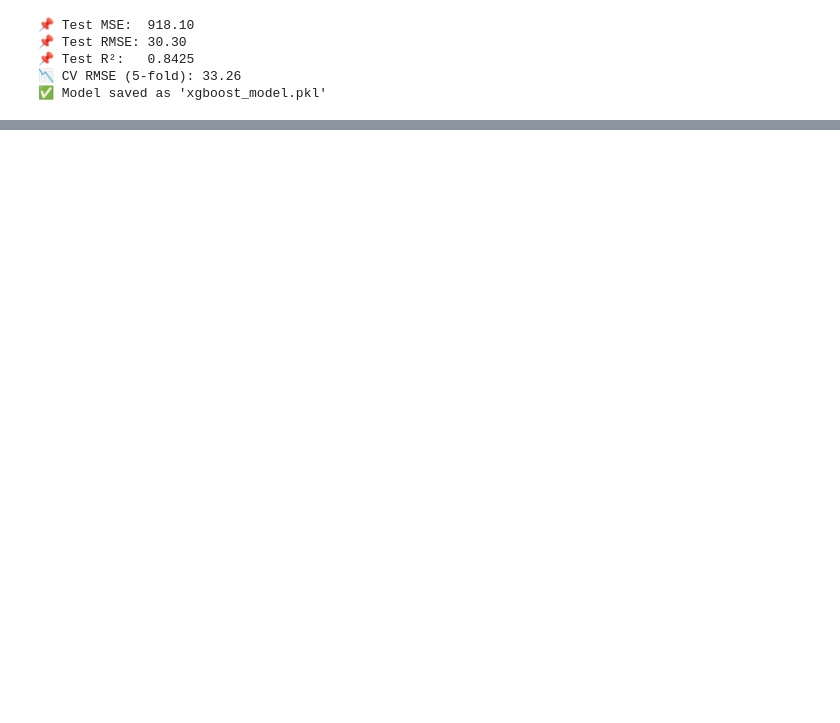
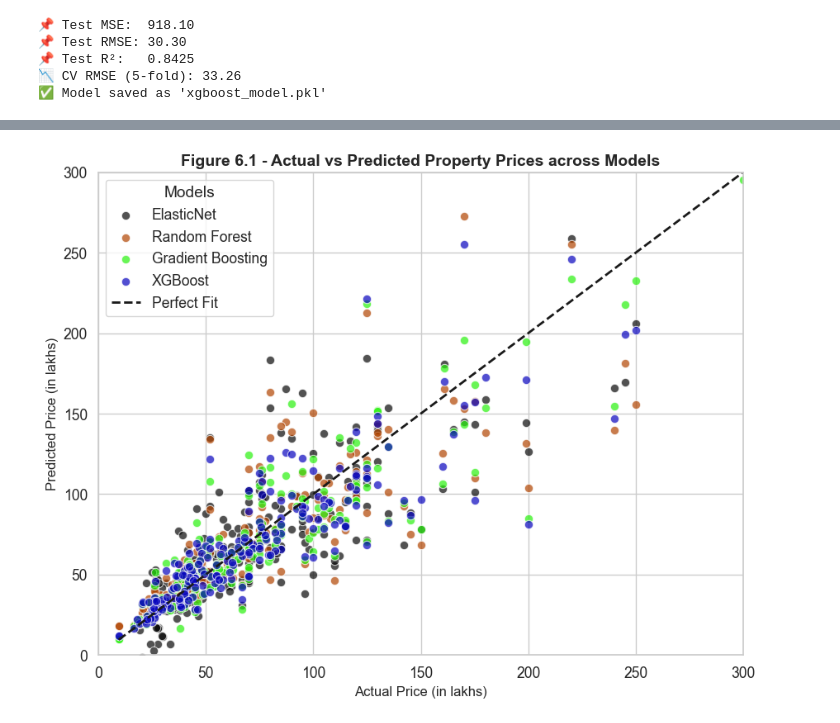
Before and after one commit to iamtgiri/UrbanNest, a Jupyter notebook: notebooks/model_training_and_evaluation.ipynb, the cells around one changed output, grey strips where cells are left out. Drawn from its saved outputs; the diff is of its cells as text; code cells hidden in the pictures; blank space fills up the shorter version.

```diff
--- a/notebooks/model_training_and_evaluation.ipynb
+++ b/notebooks/model_training_and_evaluation.ipynb
@@ -706,0 +691,97 @@ Developed an interactive Streamlit app for predicting flat prices in Kolkata usi
+# %%
+import pandas as pd
+import numpy as np
+import matplotlib.pyplot as plt
+import seaborn as sns
+import joblib
+from sklearn.model_selection import train_test_split
+
+# -------------------------------
+# Load the cleaned dataset
+# -------------------------------
+df = pd.read_csv('../data/cleaned_dataset.csv')
+
+# -------------------------------
+# Define feature-target splits for each model
+# -------------------------------
+
+# For Elastic Net
+X_elastic = df.drop(columns=['Price(lakhs)', 'Latitude', 'Floor'])
+y_elastic = df['Price(lakhs)']
+X_train_e, X_test_e, y_train_e, y_test_e = train_test_split(
+    X_elastic, y_elastic, test_size=0.2, random_state=42
+)
+
+# For tree-based models
+X_others = df.drop(columns=['Price(lakhs)'])
+y_others = df['Price(lakhs)']
+X_train_o, X_test_o, y_train_o, y_test_o = train_test_split(
+    X_others, y_others, test_size=0.2, random_state=42
+)
+
+# -------------------------------
+# Load trained models using joblib
+# -------------------------------
+models = {
+    'ElasticNet': '../models/elasticnet_model.pkl',
+    'Random Forest': '../models/random_forest_model.pkl',
+    'XGBoost': '../models/xgboost_model.pkl',
+    'Gradient Boosting': '../models/gradient_boosting_model.pkl'
+}
+
+loaded_models = {name: joblib.load(path) for name, path in models.items()}
+
+# -------------------------------
+# Generate predictions for each model
+# -------------------------------
+preds = {}
+
+# Elastic Net uses its specific features
+preds['ElasticNet'] = loaded_models['ElasticNet'].predict(X_test_e)
+
+# Others use the standard features
+for name in ['Random Forest', 'Gradient Boosting', 'XGBoost']:
+    preds[name] = loaded_models[name].predict(X_test_o)
+
+# -------------------------------
+# Plot: Actual vs Predicted Prices across Models
+# -------------------------------
+plt.figure(figsize=(9, 7))
+sns.set_theme(style="whitegrid", font_scale=1.15)
+
+# High-contrast custom colors for better clarity
+colors = {
+    'ElasticNet': "#080808",        # Red
+    'Random Forest': "#B14502",     # Blue
+    'Gradient Boosting': "#29F10F",  # Yellow-gold
+    'XGBoost': "#0805BE",           # Green
+}
+
+for name, y_pred in preds.items():
+    y_actual = y_test_e if name == 'ElasticNet' else y_test_o
+    sns.scatterplot(
+        x=y_actual,
+        y=y_pred,
+        color=colors[name],
+        s=55,
+        alpha=0.7,
+        edgecolor='white',
+        linewidth=0.8,
+        label=name
+    )
+
+# Perfect prediction line
+max_val = max(y.max() for y in [y_test_e, y_test_o])
+min_val = min(y.min() for y in [y_test_e, y_test_o])
+plt.plot([min_val, max_val], [min_val, max_val], 'k--', lw=2, label='Perfect Fit')
+
+plt.title("Figure 6.1 - Actual vs Predicted Property Prices across Models", fontsize=14, weight='bold')
+plt.xlabel("Actual Price (in lakhs)", fontsize=12)
+plt.ylabel("Predicted Price (in lakhs)", fontsize=12)
+plt.legend(title='Models', loc='upper left', frameon=True)
+plt.xlim(0, 300)
+plt.ylim(0, 300)
+plt.tight_layout()
+plt.show()
+# %% [output]
+[figure, added]
```
Also changed, not shown: parts of 16 cells of this notebook, 16 other files.
